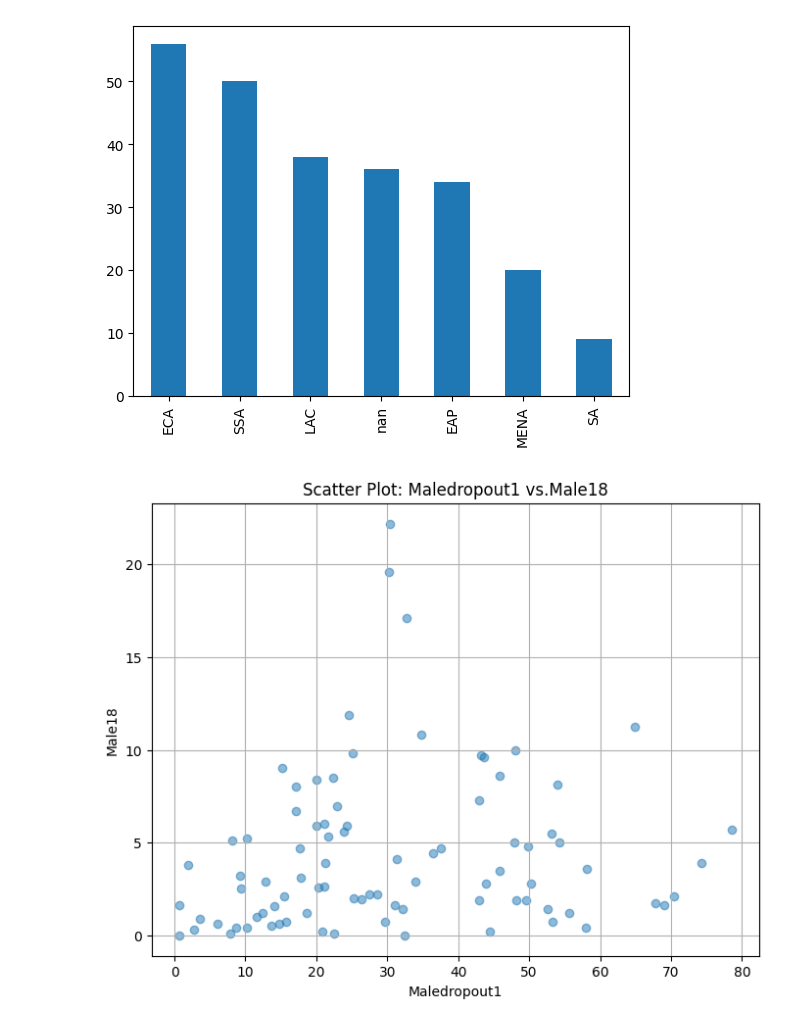
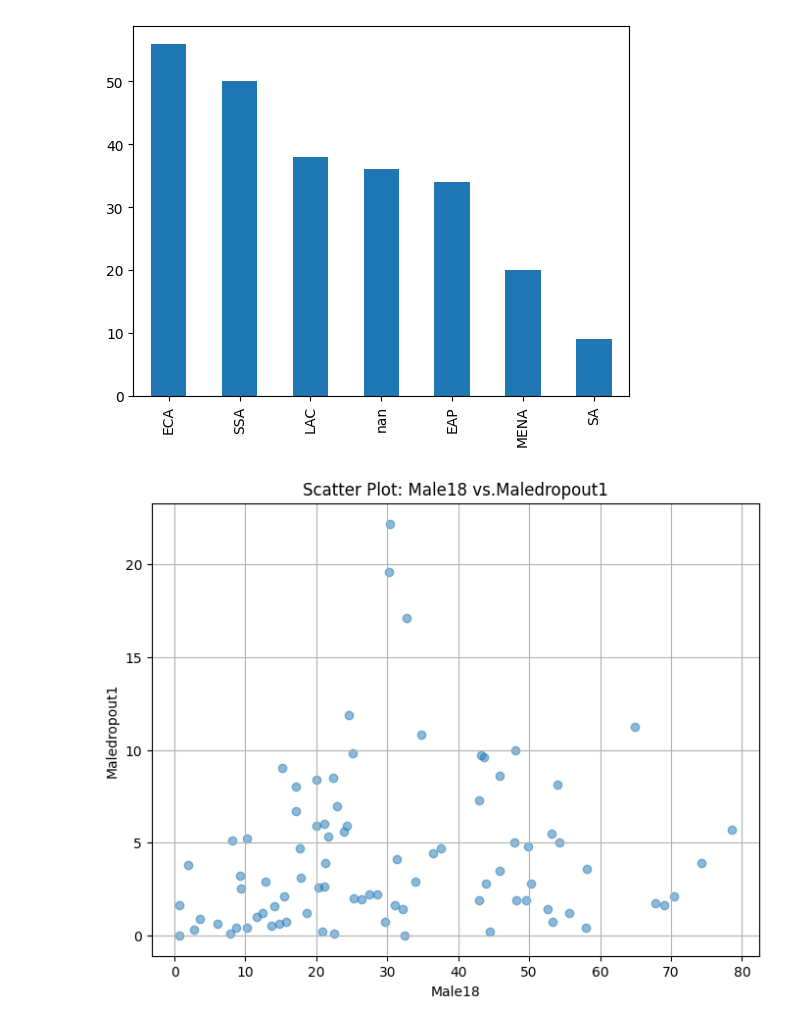
Before and after one commit to shimjide123/datman, a Jupyter notebook: PS2_Yu_Nong.ipynb, the cells around one changed output. Cells and saved outputs as stored; diff of their text form; code cells hidden in the pictures.

```diff
--- a/PS2_Yu_Nong.ipynb
+++ b/PS2_Yu_Nong.ipynb
@@ -454,11 +459,13 @@ Male18=merged1['Male']
 # %%
 plt.figure(figsize=(8, 6))
 plt.scatter(Maledropout1, Male18, alpha=0.5)
-plt.title('Scatter Plot: Maledropout1 vs.Male18')
-plt.xlabel('Maledropout1')
-plt.ylabel('Male18')
+plt.title('Scatter Plot: Male18 vs.Maledropout1')
+plt.xlabel('Male18')
+plt.ylabel('Maledropout1')
 plt.grid(True)
 plt.show()
-#this shows that the increase in the dropout rate of male somewhat coincides with the increase in the rate of male married by 18, even though the postive correlation in between seems not very strong.
+#this shows that the increase in the dropout rate of male somewhat coincides with the increase in the rate of male married by 18, even though the overall postive correlation in between seems not very strong.
+#there are a few outliners that shows greater correlation between high adolescent marriage rate and high incidence of dropping out of school. This means in some countries adolescent marriage has stronger impact on education than others.
+#this means aside from adolescent marriage, other factors(local policy,economy,culture,etc) in individual country need to be considered in terms of affecting young people's schooling.
 # %% [output]
-[figure, old version]
+[figure, new version]
```
Also changed, not shown: parts of 6 cells of this notebook.
